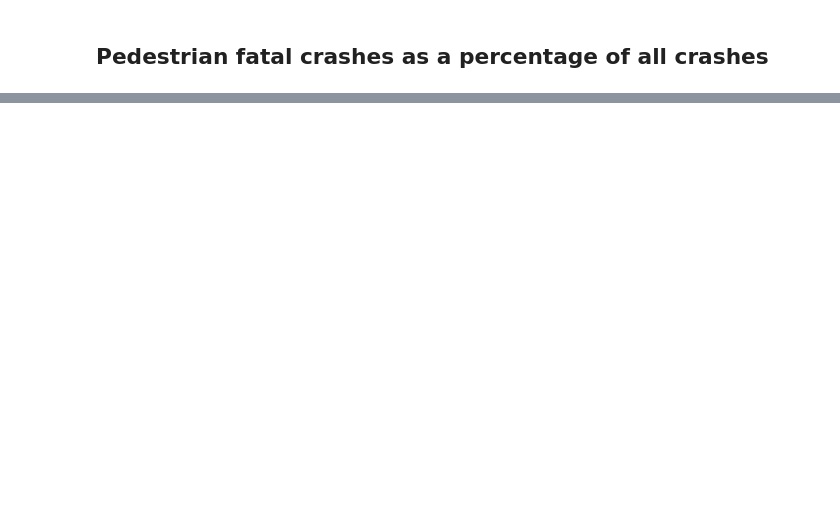
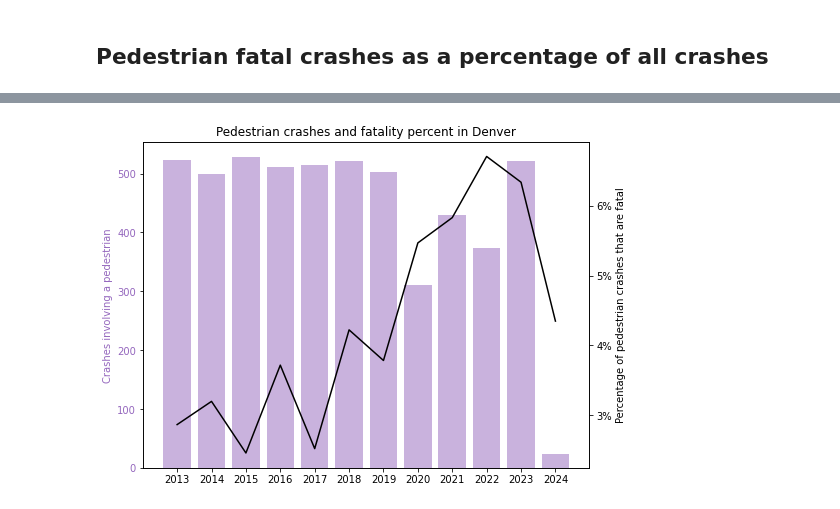
Before and after one commit to devinbrady/denver-street-data, a Jupyter notebook: notebooks/Bicycle_and_Pedestrian_Crashes_by_Month.ipynb, the cells around one changed output, grey strips where cells are left out. Drawn from its saved outputs; the diff is of its cells as text; code cells hidden in the pictures; blank space fills up the shorter version.

```diff
--- a/notebooks/Bicycle_and_Pedestrian_Crashes_by_Month.ipynb
+++ b/notebooks/Bicycle_and_Pedestrian_Crashes_by_Month.ipynb
@@ -289,0 +347,35 @@ plt.savefig('images/fatal_crashes_by_year_pedestrian.png', facecolor='white', bb
+# %%
+fig, ax1 = plt.subplots(figsize=(8,6))
+
+data_to_plot = crashes_by_year.copy()
+
+ax1_color = TABLEAU_COLORS['tab:purple']
+ax1.bar(
+    x=data_to_plot['crash_year']
+    , height=data_to_plot['pedestrian_involved_crash']
+    , color=ax1_color
+    , alpha=0.5
+)
+ax1.set_ylabel('Crashes involving a pedestrian', color=ax1_color)
+ax1.tick_params(axis='y', labelcolor=ax1_color)
+
+ax2 = ax1.twinx()
+
+ax2_color = 'black'
+ax2.plot(
+    data_to_plot['crash_year']
+    , data_to_plot['perc_of_pedestrian_involved_crash_that_are_fatal']
+    , color=ax2_color
+)
+ax2.set_ylabel('Percentage of pedestrian crashes that are fatal', color=ax2_color)
+ax2.tick_params(axis='y', labelcolor=ax2_color)
+ax2.yaxis.set_major_formatter(mtick.PercentFormatter(xmax=1, decimals=0))
+# ax2.set_ylim(bottom=0, top=0.03)
+
+ax1.tick_params(axis='x', rotation=0)
+
+plt_title = 'Pedestrian crashes and fatality percent in Denver'
+plt.title(plt_title)
+plt.savefig(f"images/{plt_title.replace(' ', '_').lower()}.png", facecolor='white', bbox_inches='tight')
+# %% [output]
+[figure, added]
```
Also changed, not shown: parts of 8 cells of this notebook, 21 other files.
